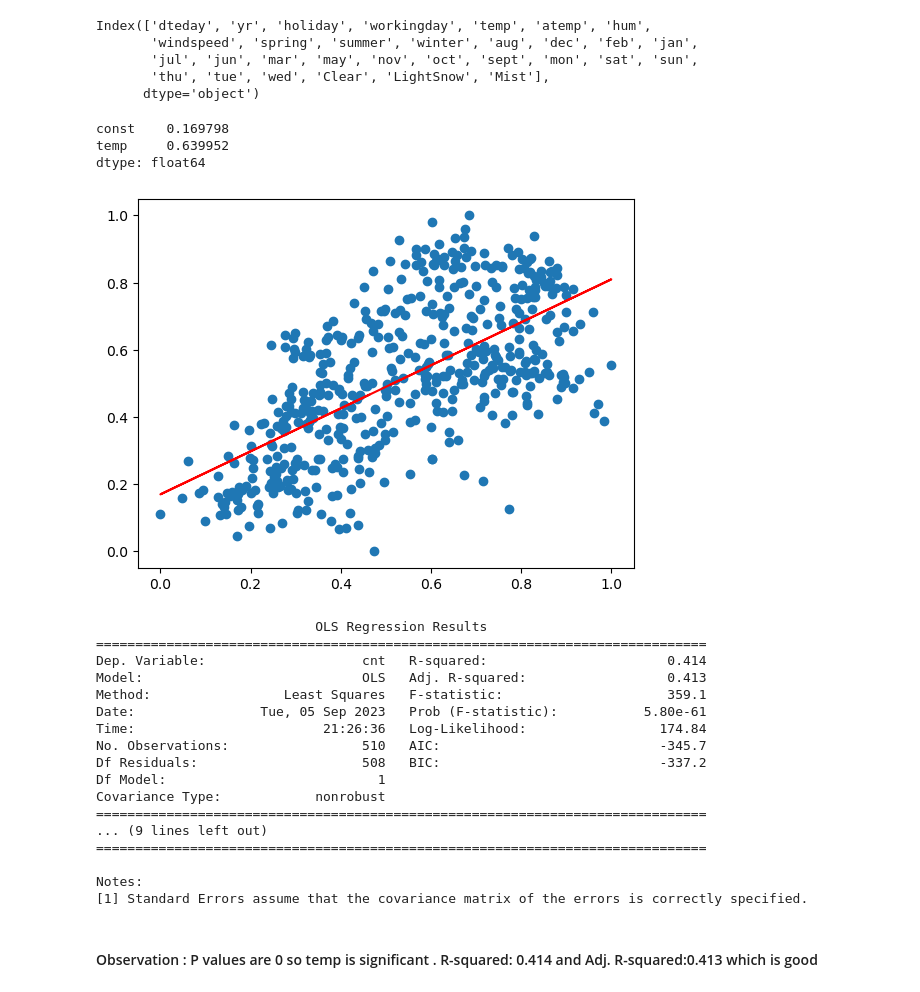
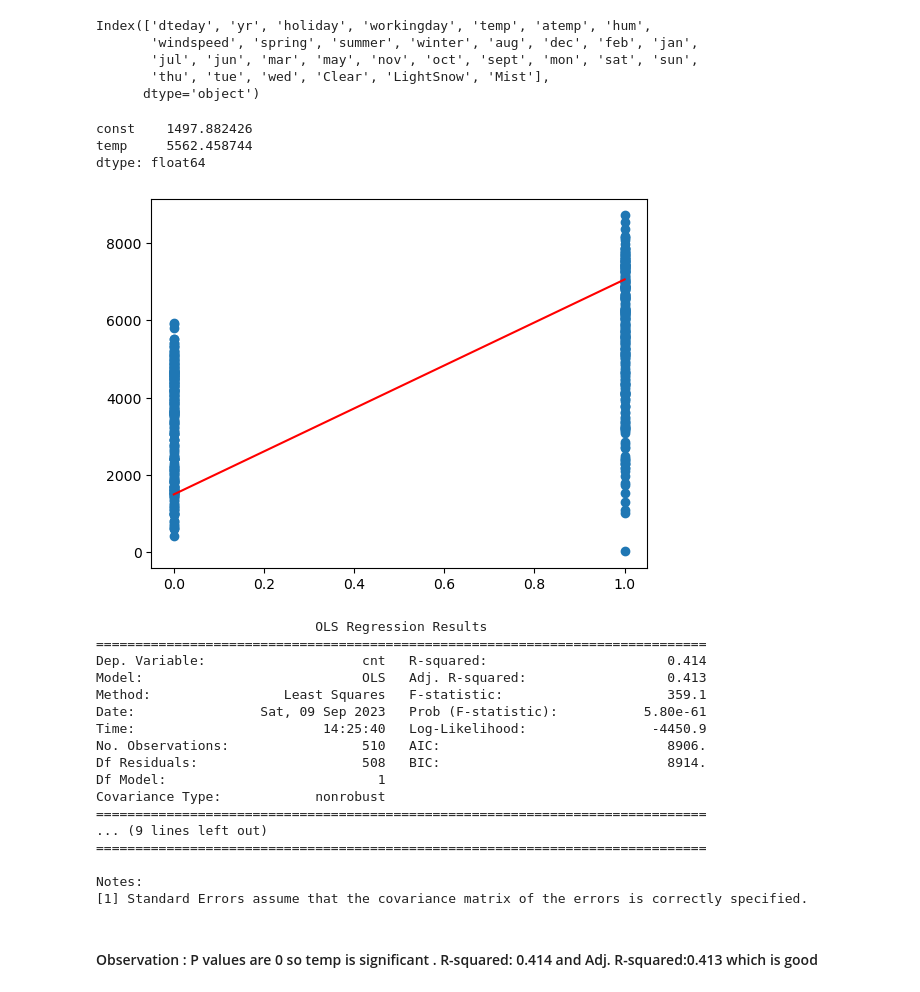
Before and after one commit to Mahalakshmi-Totad/bike-sharing-lr-assignment, a Jupyter notebook: Bike_Sharing_Assignment.ipynb, the cells around one changed output. Cells and saved outputs as stored; diff of their text form; code cells hidden in the pictures.

```diff
--- a/Bike_Sharing_Assignment.ipynb
+++ b/Bike_Sharing_Assignment.ipynb
@@ -372,7 +397,7 @@ bikeSharing.head()
 # %% [markdown]
 #### Apply scaler() to all the columns except the categorical and 'dummy' variables
 # %%
-num_vars = ['temp', 'atemp', 'hum', 'windspeed','cnt']
+num_vars = ['temp', 'atemp', 'hum', 'windspeed']
 
 scaler = MinMaxScaler()
 df_train[num_vars] = scaler.fit_transform(df_train[num_vars])
@@ -444,16 +469,16 @@ Index(['dteday', 'yr', 'holiday', 'workingday', 'temp', 'atemp', 'hum',
 # %%
 lr0.params
 # %% [output]
-const    0.169798
-temp     0.639952
+const    1497.882426
+temp     5562.458744
 dtype: float64
 # %%
 # Let's visualise the data with a scatter plot and the fitted regression line
 plt.scatter(X_train_lm.iloc[:, 1], y_train)
-plt.plot(X_train_lm.iloc[:, 1], 0.170 + 0.640*X_train_lm.iloc[:, 1], 'r')
+plt.plot(X_train_lm.iloc[:, 1], 1497.8 + 5562*X_train_lm.iloc[:, 1], 'r')
 plt.show()
 # %% [output]
-[figure, old version]
+[figure, new version]
 # %%
 # Print a summary of the linear regression model obtained
 print(lr0.summary())
@@ -463,10 +488,10 @@ print(lr0.summary())
 Dep. Variable:                    cnt   R-squared:                       0.414
 Model:                            OLS   Adj. R-squared:                  0.413
 Method:                 Least Squares   F-statistic:                     359.1
-Date:                Tue, 05 Sep 2023   Prob (F-statistic):           5.80e-61
-Time:                        21:26:36   Log-Likelihood:                 174.84
-No. Observations:                 510   AIC:                            -345.7
-Df Residuals:                     508   BIC:                            -337.2
+Date:                Sat, 09 Sep 2023   Prob (F-statistic):           5.80e-61
+Time:                        14:25:40   Log-Likelihood:                -4450.9
+No. Observations:                 510   AIC:                             8906.
+Df Residuals:                     508   BIC:                             8914.
 Df Model:                           1
 Covariance Type:            nonrobust
 ==============================================================================
```
Also changed, not shown: parts of 117 cells of this notebook, 1 other file.
